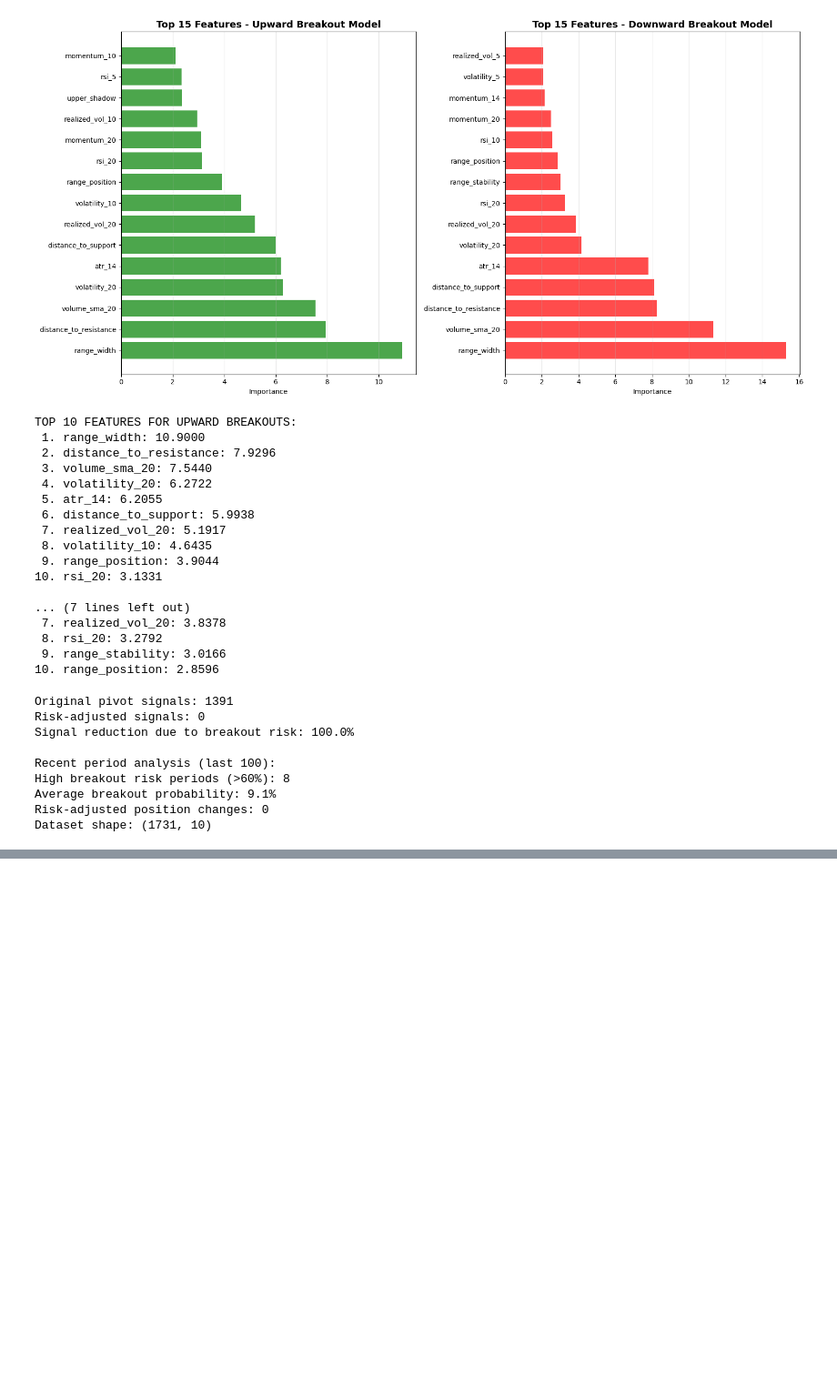
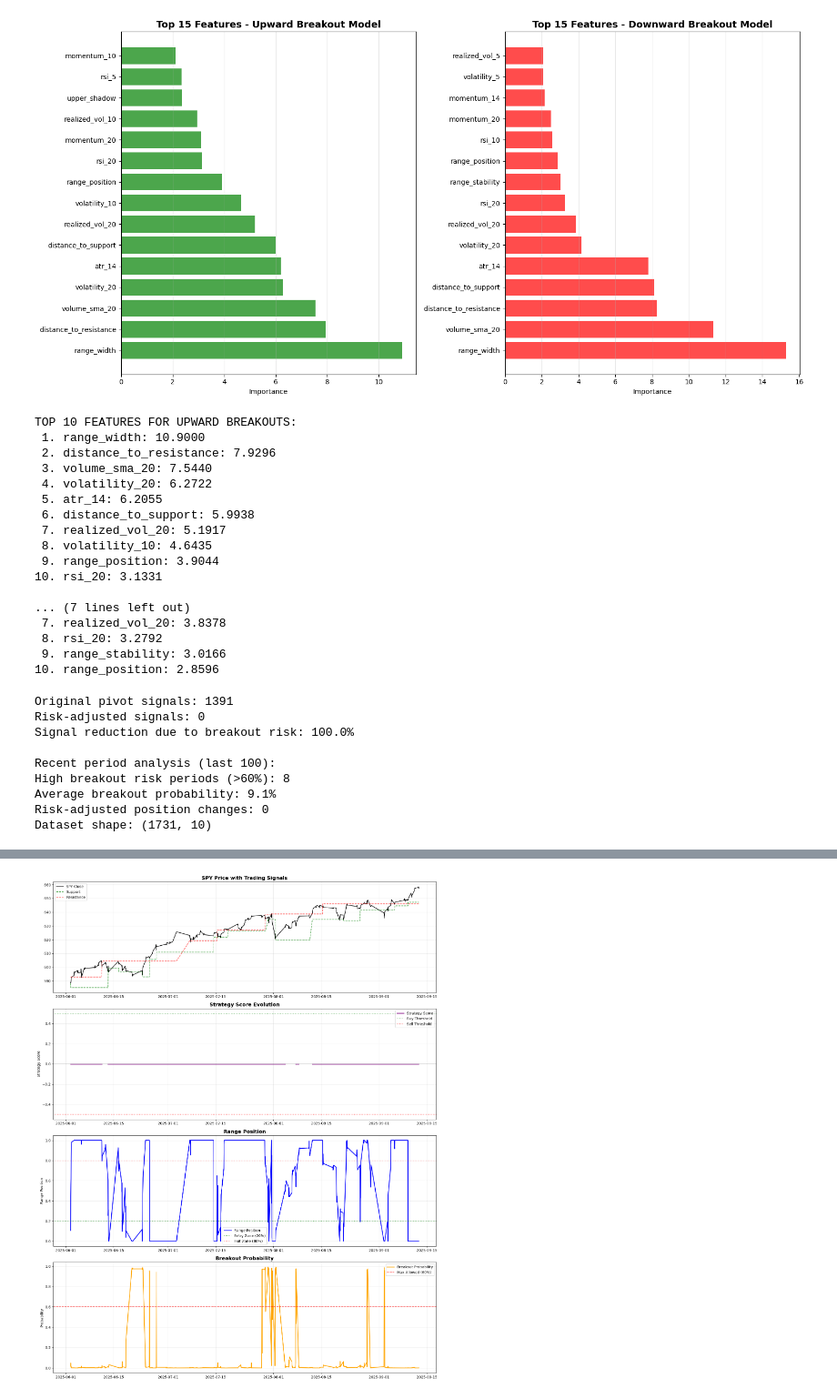
Before and after one commit to LeviiBereg/intraday-trading, a Jupyter notebook: examples/workflow.ipynb, the cells around one changed output, grey strips where cells are left out. Shown at 91% size. Saved outputs shown, nothing was run; the diff lists cells and outputs as text; code cells hidden in the pictures; blank space fills up the shorter version.

Commit message:
M7 added strategy class

```diff
--- a/examples/workflow.ipynb
+++ b/examples/workflow.ipynb
@@ -1156,0 +1176,19 @@ Dataset shape: (1731, 10)
+# %%
+range_strategy.update_model_predictions(spy_prices_df, final_sr_dataset)
+
+signal_generator = RangeTradingSignalGenerator(
+    strategy=range_strategy,
+    buy_threshold=0.3,
+    sell_threshold=-0.3
+)
+
+trading_signals = signal_generator.generate_entry_signals(spy_prices_df)
+
+signal_filters = {
+    'allowed_hours': [9, 10, 11, 12, 13, 14, 15],
+    'min_signal_gap': 2,
+    'max_daily_signals': 5,
+    'max_volatility': 0.05
+}
+
+filtered_signals = signal_generator.filter_signals(trading_signals, signal_filters)
@@ -1156,0 +1243,67 @@ Dataset shape: (1731, 10)
+# %%
+fig, axes = plt.subplots(4, 1, figsize=(16, 20))
+
+recent_periods = 500
+recent_price = spy_prices_df.tail(recent_periods)
+recent_sr = final_sr_dataset.tail(recent_periods)
+recent_signals_plot = filtered_signals.tail(recent_periods)
+recent_predictions = prediction_df.tail(recent_periods)
+
+ax = axes[0]
+ax.plot(recent_price.index, recent_price['close'], 'k-', linewidth=1.5, label='SPY Close')
+
+buy_mask = recent_signals_plot == 'buy'
+sell_mask = recent_signals_plot == 'sell'
+
+if buy_mask.any():
+    ax.scatter(recent_signals_plot[buy_mask].index,
+              recent_price.loc[recent_signals_plot[buy_mask].index, 'close'],
+              color='green', marker='^', s=100, label='Buy Signals', zorder=5)
+
+if sell_mask.any():
+    ax.scatter(recent_signals_plot[sell_mask].index,
+              recent_price.loc[recent_signals_plot[sell_mask].index, 'close'],
+              color='red', marker='v', s=100, label='Sell Signals', zorder=5)
+
+ax.plot(recent_sr.index, recent_sr['dynamic_support'], 'g--', alpha=0.7, label='Support')
+ax.plot(recent_sr.index, recent_sr['dynamic_resistance'], 'r--', alpha=0.7, label='Resistance')
+ax.set_title('SPY Price with Trading Signals', fontsize=14, fontweight='bold')
+ax.legend()
+ax.grid(True, alpha=0.3)
+
+ax = axes[1]
+strategy_scores = pd.Series(0.0, index=recent_price.index)
+for timestamp in recent_price.index:
+    strategy_scores.loc[timestamp] = range_strategy.calculate_strategy_score(timestamp)
+
+ax.plot(strategy_scores.index, strategy_scores, 'purple', linewidth=2, label='Strategy Score')
+ax.axhline(y=0.5, color='green', linestyle=':', alpha=0.7, label='Buy Threshold')
+ax.axhline(y=-0.5, color='red', linestyle=':', alpha=0.7, label='Sell Threshold')
+ax.axhline(y=0, color='gray', linestyle='-', alpha=0.5)
+ax.set_title('Strategy Score Evolution', fontsize=14, fontweight='bold')
+ax.set_ylabel('Strategy Score')
+ax.legend()
+ax.grid(True, alpha=0.3)
+
+ax = axes[2]
+ax.plot(recent_sr.index, recent_sr['range_position'], 'blue', linewidth=2, label='Range Position')
+ax.axhline(y=0.2, color='green', linestyle=':', alpha=0.7, label='Entry Zone (20%)')
+ax.axhline(y=0.8, color='red', linestyle=':', alpha=0.7, label='Exit Zone (80%)')
+ax.set_title('Range Position', fontsize=14, fontweight='bold')
+ax.set_ylabel('Range Position')
+ax.legend()
+ax.grid(True, alpha=0.3)
+
+ax = axes[3]
+ax.plot(recent_predictions.index, recent_predictions['total_breakout_probability'],
+        'orange', linewidth=2, label='Breakout Probability')
+ax.axhline(y=0.6, color='red', linestyle='--', alpha=0.7, label='Max Allowed (60%)')
+ax.set_title('Breakout Probability', fontsize=14, fontweight='bold')
+ax.set_ylabel('Probability')
+ax.legend()
+ax.grid(True, alpha=0.3)
+
+plt.tight_layout()
+plt.show()
+# %% [output]
+[figure, added]
```
Also changed, not shown: parts of 8 cells of this notebook, 5 other files.
